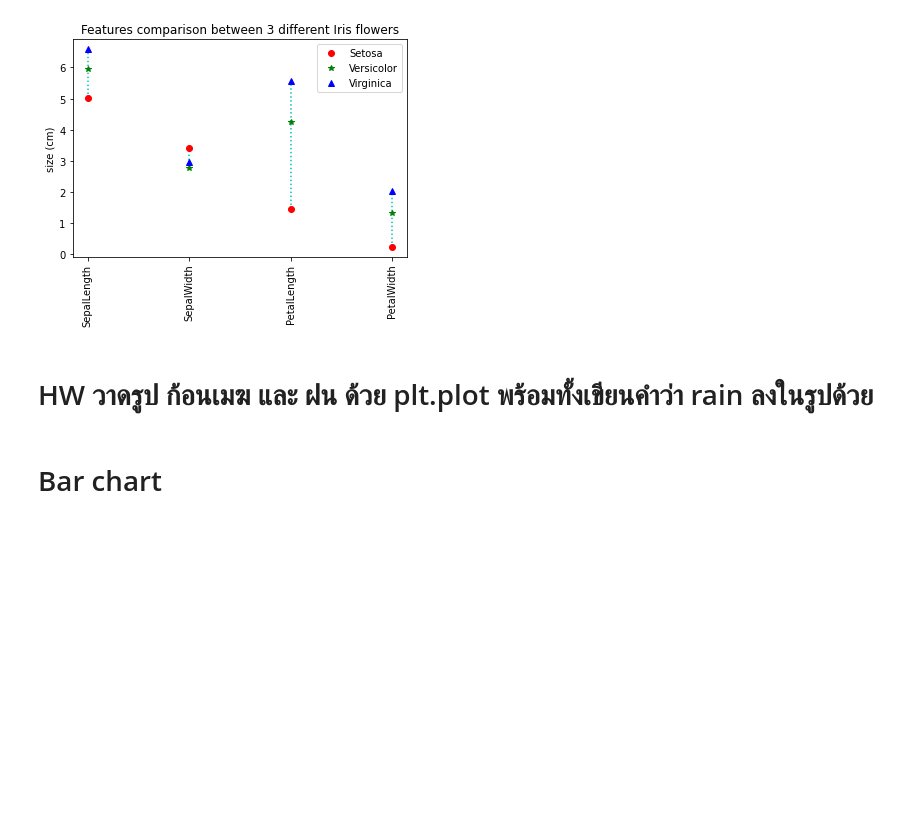
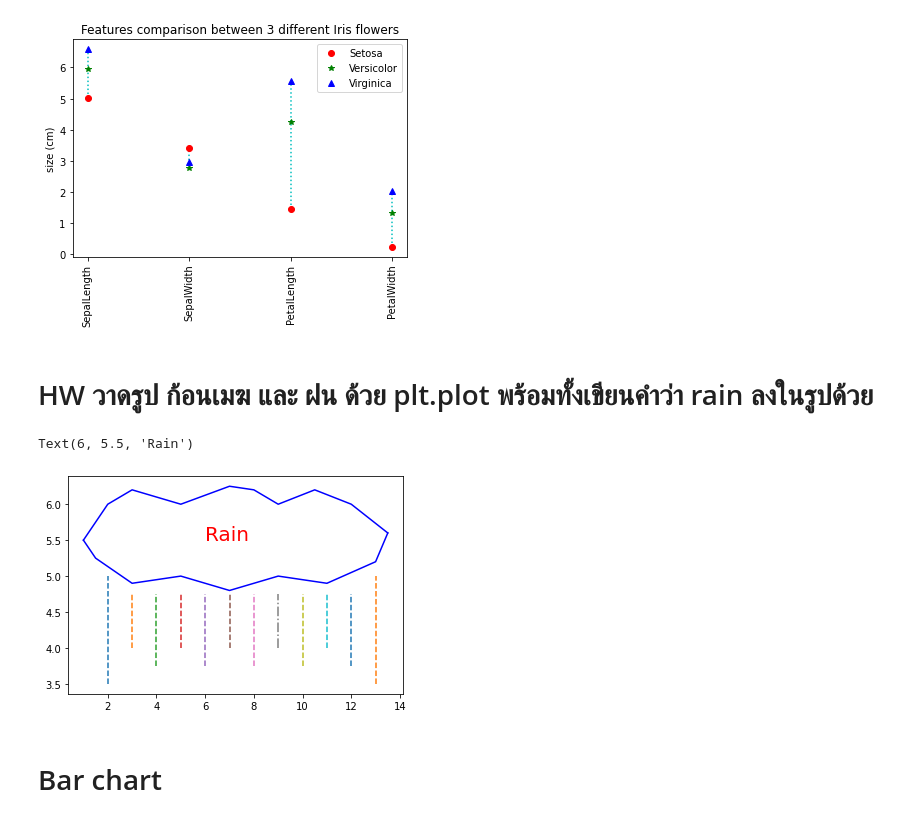
Before and after one commit to Ninkrn/BasicProg_Dataviz65, a Jupyter notebook: DataViz04_Data_Comparison.ipynb, the cells around one changed output. Saved outputs shown, nothing was run; the diff lists cells and outputs as text; code cells hidden in the pictures; blank space fills up the shorter version.

```diff
--- a/DataViz04_Data_Comparison.ipynb
+++ b/DataViz04_Data_Comparison.ipynb
@@ -171,6 +171,29 @@ plt.ylabel('size (cm)');
 [figure]
 # %% [markdown]
 # HW วาดรูป ก้อนเมฆ และ ฝน ด้วย plt.plot พร้อมทั้งเขียนคำว่า rain ลงในรูปด้วย
+# %%
+#ฝน
+plt.plot([2,2],[3.5,5],'--')
+plt.plot([3,3],[4,4.75],'--')
+plt.plot([4,4],[3.75,4.75],'--')
+plt.plot([5,5],[4,4.75],'--')
+plt.plot([6,6],[3.75,4.75],'--')
+plt.plot([7,7],[4,4.75],'--')
+plt.plot([8,8],[3.75,4.75],'--')
+plt.plot([9,9],[4,4.75],'-.')
+plt.plot([10,10],[3.75,4.75],'--')
+plt.plot([11,11],[4,4.75],'--')
+plt.plot([12,12],[3.75,4.75],'--')
+plt.plot([13,13],[3.5,5],'--')
+
+#ก้อนเมฆ
+plt.plot([1,1.5,3,5,7,9,11,13,13.5],[5.5,5.25,4.9,5,4.8,5,4.9,5.2,5.6],'b-')
+plt.plot([1,2,3,5,7,8,9,10.5,12,13.5],[5.5,6,6.2,6,6.25,6.2,6,6.2,6,5.6],'b-')
+
+plt.text(6,5.5,'Rain',fontsize=20,color='r')
+# %% [output]
+Text(6, 5.5, 'Rain')
+[figure, added]
 # %% [markdown]
  # Bar chart
 # %%
```
Also changed, not shown: parts of 9 cells of this notebook.
